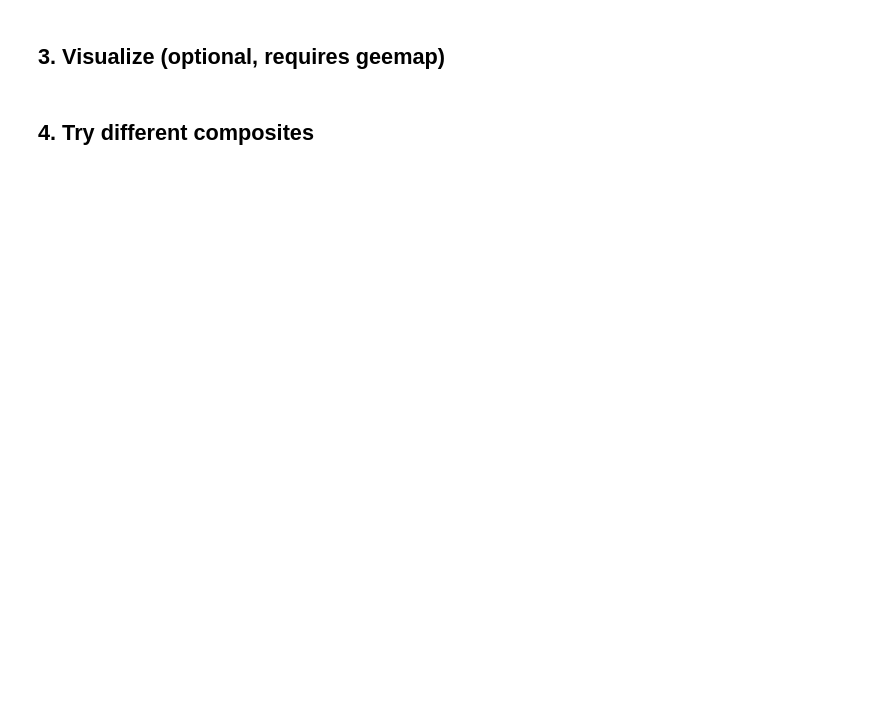
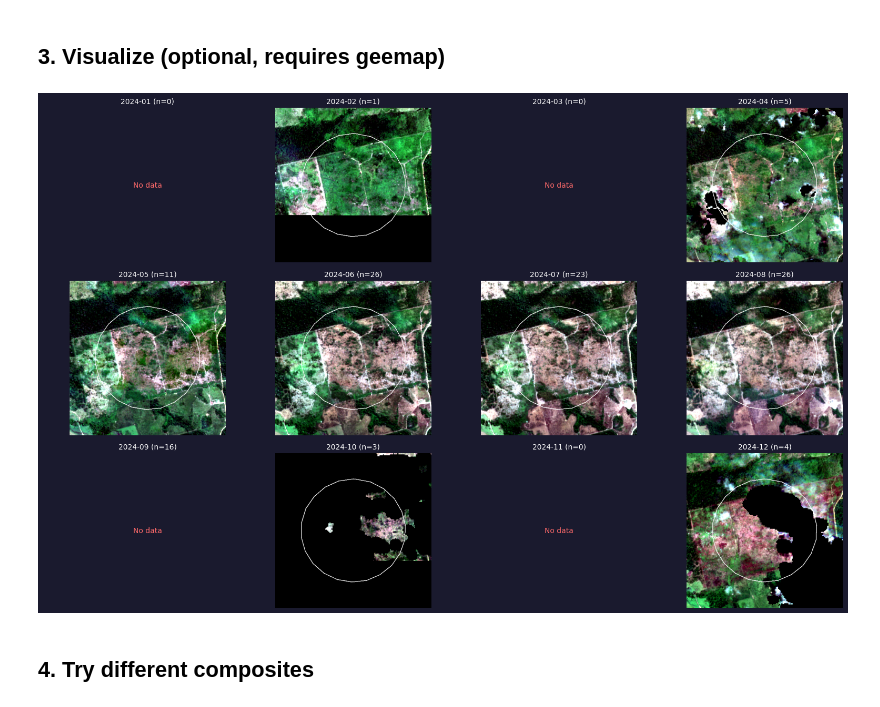
Before and after one commit to joaosiqueira/gee-monthly-mosaic, a Jupyter notebook: notebooks/quickstart.ipynb, the cells around one changed output. Saved outputs shown, nothing was run; the diff lists cells and outputs as text; code cells hidden in the pictures; blank space fills up the shorter version.

```diff
--- a/notebooks/quickstart.ipynb
+++ b/notebooks/quickstart.ipynb
@@ -43,28 +64,30 @@ for r in results:
 # %%
 import requests
 import matplotlib.pyplot as plt
 from io import BytesIO
 from PIL import Image
 
-# Display first 4 months
-fig, axes = plt.subplots(1, 4, figsize=(16, 4))
+# Display all 12 months (3 rows × 4 cols)
+fig, axes = plt.subplots(3, 4, figsize=(16, 10))
 fig.patch.set_facecolor('#1a1a2e')
 
-for idx, (ax, r) in enumerate(zip(axes, results[:4])):
+for idx, (ax, r) in enumerate(zip(axes.flat, results)):
     ax.set_facecolor('#0d0d0d')
 
     if r['url']:
         resp = requests.get(r['url'], timeout=30)
         img = Image.open(BytesIO(resp.content)).convert('RGB')
         ax.imshow(img)
     else:
         ax.text(0.5, 0.5, 'No data', ha='center', va='center',
                 transform=ax.transAxes, color='#ff6b6b')
 
     ax.set_title(f"{r['month']} (n={r['n_images']})", color='white', fontsize=10)
     ax.axis('off')
 
 plt.tight_layout()
 plt.show()
+# %% [output]
+[figure, added]
 # %% [markdown]
 ## 4. Try different composites
```
Also changed, not shown: parts of 6 cells of this notebook, 1 other file.
